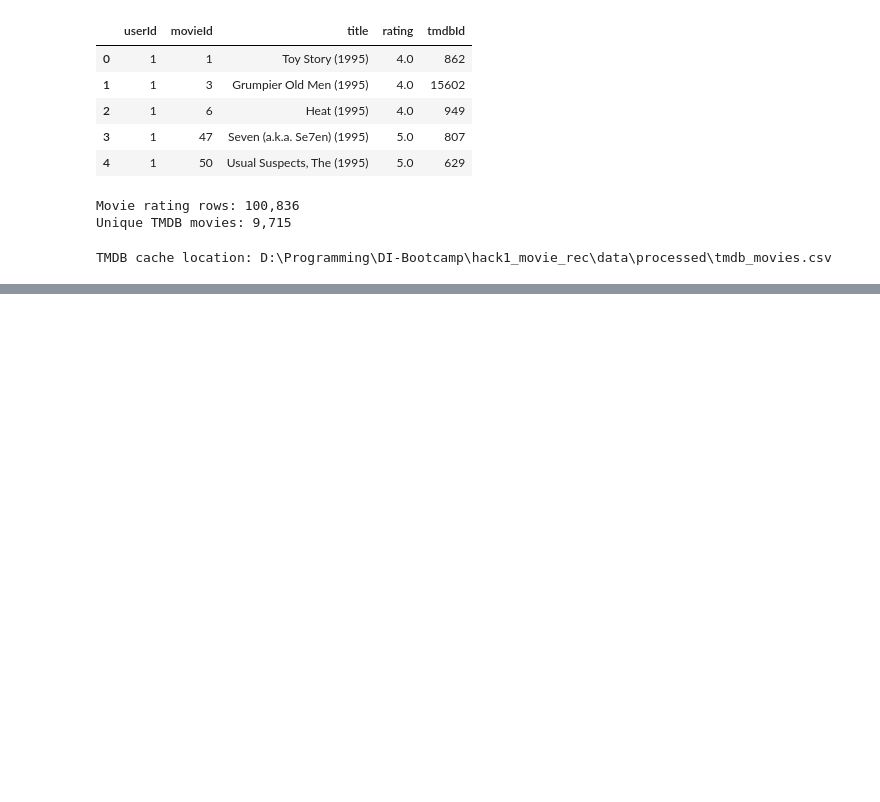
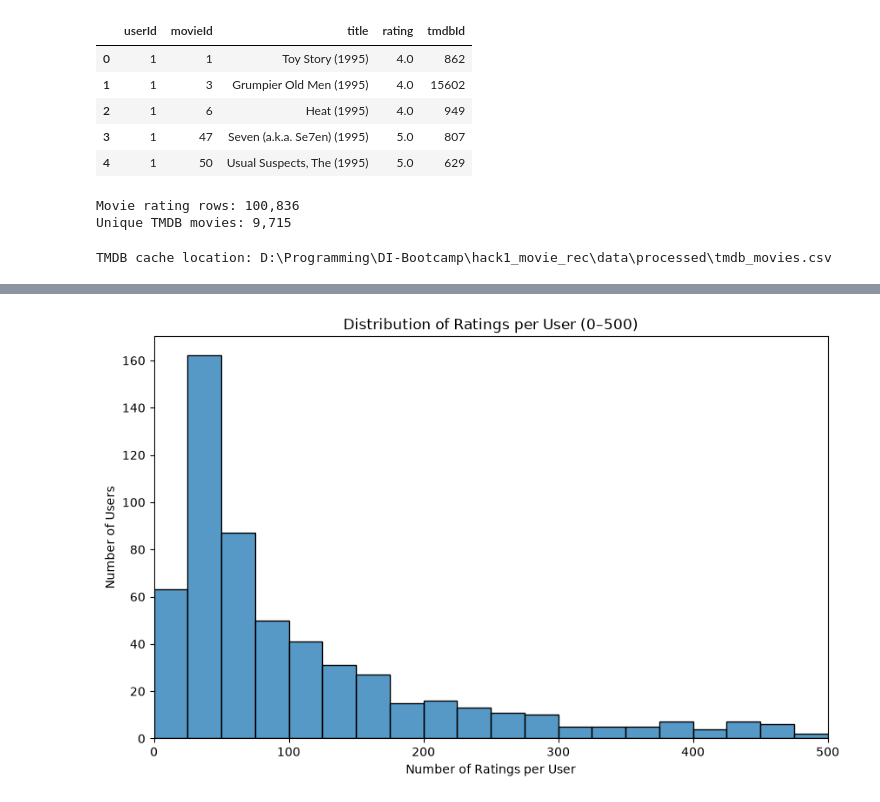
Before and after one commit to elem86/hack1_movie_rec, a Jupyter notebook: notebooks/01_data_exploration.ipynb, the cells around one changed output, grey strips where cells are left out. Drawn from its saved outputs; the diff is of its cells as text; code cells hidden in the pictures; blank space fills up the shorter version.

```diff
--- a/notebooks/01_data_exploration.ipynb
+++ b/notebooks/01_data_exploration.ipynb
@@ -522,0 +539,11 @@ Download finished.
+# %%
+tmdb_movies["tmdbId"] = pd.to_numeric(
+    tmdb_movies["tmdbId"],
+    errors="coerce"
+).astype("Int64")
+
+
+tmdb_movies["release_date"] = pd.to_datetime(
+    tmdb_movies["release_date"],
+    errors="coerce"
+)
@@ -522,0 +928,8 @@ Download finished.
+# %%
+ratings_per_user = (
+    movie_ratings
+    .groupby("userId")
+    .size()
+)
+
+ratings_per_user.describe()
@@ -522,0 +946,17 @@ Download finished.
+# %%
+plt.figure(figsize=(10, 6))
+
+sns.histplot(
+    ratings_per_user,
+    bins=range(0, 525, 25)
+)
+
+plt.xlim(0, 500)
+
+plt.title("Distribution of Ratings per User (0–500)")
+plt.xlabel("Number of Ratings per User")
+plt.ylabel("Number of Users")
+
+plt.show()
+# %% [output]
+[figure, added]
```
Also changed, not shown: parts of 52 cells of this notebook.
